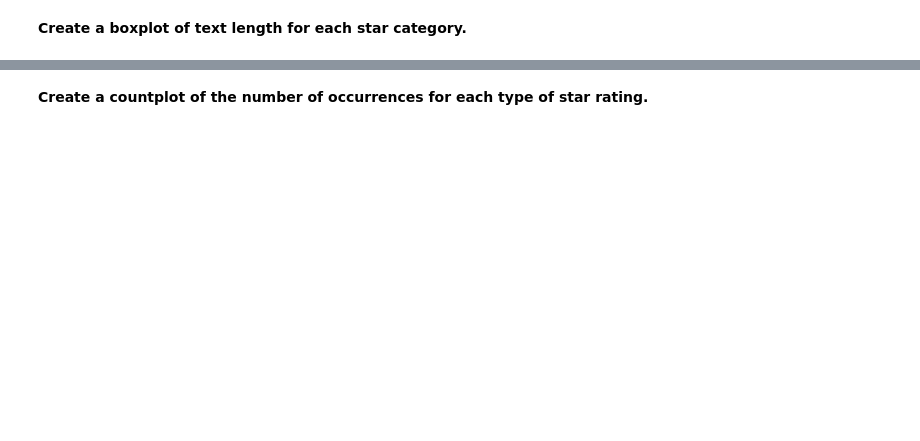
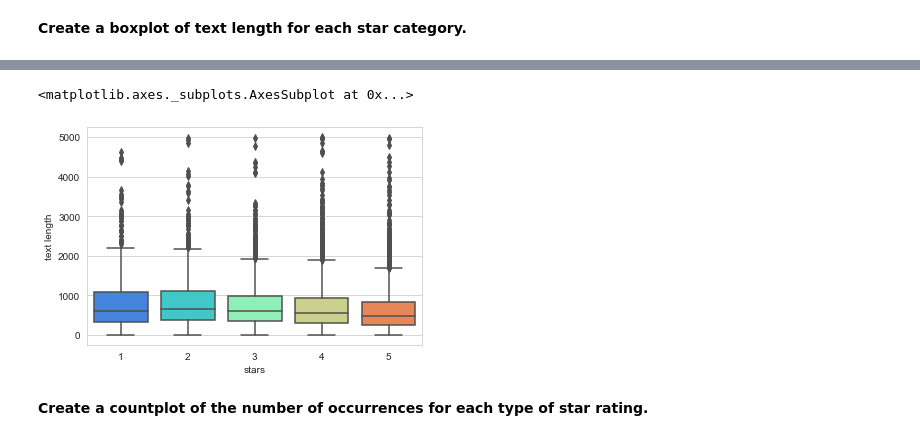
Before and after one commit to AmitBaroi/Udemy---Python-for-Data-Science-and-Machine-Learning-Bootcamp, a Jupyter notebook: Lesson Notebooks/20-Natural-Language-Processing/02-NLP Project.ipynb, the cells around one changed output, grey strips where cells are left out. Saved outputs shown, nothing was run; the diff lists cells and outputs as text; code cells hidden in the pictures; blank space fills up the shorter version.

```diff
--- a/Lesson Notebooks/20-Natural-Language-Processing/02-NLP Project.ipynb
+++ b/Lesson Notebooks/20-Natural-Language-Processing/02-NLP Project.ipynb
@@ -91,2 +108,7 @@ Let's explore the data
+# %%
+sns.boxplot(data=yelp, x='stars', y='text length', palette='rainbow')
+# %% [output]
+<matplotlib.axes._subplots.AxesSubplot at 0x...>
+[figure, added]
 # %% [markdown]
 **Create a countplot of the number of occurrences for each type of star rating.**
```
Also changed, not shown: parts of 46 cells of this notebook.
